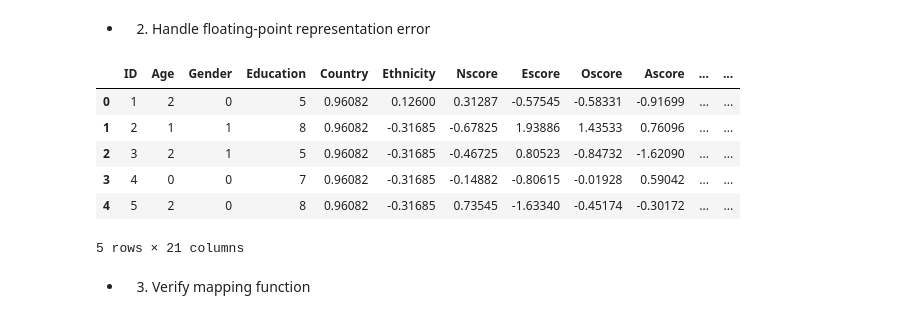
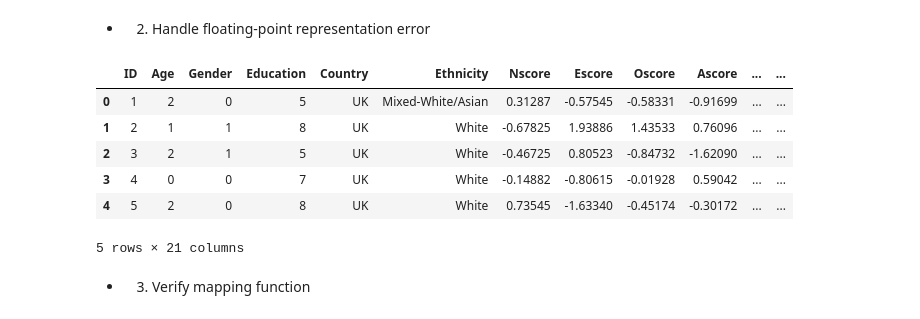
Before and after one commit to VicePlr/Classifying-Past-Month-Substance-Use-Using-Personality-and-Demographic-Features, a Jupyter notebook: Group_7_ongoing_1.ipynb, the cells around one changed output. Cells and saved outputs as stored; diff of their text form; code cells hidden in the pictures.

```diff
--- a/Group_7_ongoing_1.ipynb
+++ b/Group_7_ongoing_1.ipynb
@@ -344,58 +355,85 @@ df_clean.head()
 # %% [markdown]
 - 2. Handle floating-point representation error
 # %%
-#When the computers handle numbers it can exists floating-point representation error.
-#To fix that we will truncate the data to how the original data should look like.
+
+# Handle floating-point representation errors
 def truncate(x):
-  return round(x, 5)
+    return round(x, 5) if pd.notna(x) else x
 
-features_columns = ["Age", "Gender", "Education", "Country", "Ethnicity", "Nscore", "Escore", "Oscore", "Ascore", "Cscore", "Impulsive", "SS"]
+
+features_columns = [
+    "Age", "Gender", "Education", "Country", "Ethnicity",
+    "Nscore", "Escore", "Oscore", "Ascore", "Cscore",
+    "Impulsive", "SS"
+]
+
 for column in features_columns:
-  df_clean[column] = df_clean[column].map(truncate)
+    df_clean[column] = df_clean[column].map(truncate)
 
-#Perform ordinal encoding
+
+# Ordinal and categorical encoding
 mapping = {
   "Age": {
-    -0.95197: 0,
-    -0.07854: 1,
-    0.49788: 2,
-    1.09449: 3,
-    1.82213: 4,
-    2.59171: 5
+      -0.95197: 0,
+      -0.07854: 1,
+      0.49788: 2,
+      1.09449: 3,
+      1.82213: 4,
+      2.59171: 5
   },
   "Gender": {
-    0.48246: 0,
-    -0.48246: 1
+      0.48246: 0,
+      -0.48246: 1
   },
   "Education": {
-    -2.43591: 0,
-    -1.73790: 1,
-    -1.43719: 2,
-    -1.22751: 3,
-    -0.61113: 4,
-    -0.05921: 5,
-    0.45468: 6,
-    1.16365: 7,
-    1.98437: 8
+      -2.43591: 0,
+      -1.73790: 1,
+      -1.43719: 2,
+      -1.22751: 3,
+      -0.61113: 4,
+      -0.05921: 5,
+      0.45468: 6,
+      1.16365: 7,
+      1.98437: 8
+  },
+  "Country": {
+      -0.09765: "Australia",
+      0.24923: "Canada",
+      -0.46841: "New Zealand",
+      -0.28519: "Other",
+      0.21128: "Republic of Ireland",
+      0.96082: "UK",
+      -0.57009: "USA"
+  },
+  "Ethnicity": {
+      -0.50212: "Asian",
+      -1.10702: "Black",
+      1.90725: "Mixed-Black/Asian",
+      0.12600: "Mixed-White/Asian",
+      -0.22166: "Mixed-White/Black",
+      0.11440: "Other",
+      -0.31685: "White"
   }
 }
 
-def ordinal_encoding(x, column):
-  return mapping[column][x]
+# Apply mappings
+mapping_columns = [
+    "Age", "Gender", "Education", "Country", "Ethnicity"
+]
 
-ordinal_columns = ["Age", "Gender", "Education"]
-for column in ordinal_columns:
-  df_clean[column] = df_clean[column].map(lambda x: mapping[column].get(x, np.nan))
+for column in mapping_columns:
+    df_clean[column] = df_clean[column].map(
+        lambda x: mapping[column].get(x, np.nan)
+    )
 
-#Since country, ethnicity don't have order so we won't touch it for now until we analyze the distribution of them
-df_clean.head()
+display(df_clean.head())
 # %% [output]
 |  | ID | Age | Gender | Education | Country | Ethnicity | Nscore | Escore | Oscore | Ascore | ... | ... |
-| 0 | 1 | 2 | 0 | 5 | 0.96082 | 0.12600 | 0.31287 | -0.57545 | -0.58331 | -0.91699 | ... | ... |
-| 1 | 2 | 1 | 1 | 8 | 0.96082 | -0.31685 | -0.67825 | 1.93886 | 1.43533 | 0.76096 | ... | ... |
-| 2 | 3 | 2 | 1 | 5 | 0.96082 | -0.31685 | -0.46725 | 0.80523 | -0.84732 | -1.62090 | ... | ... |
-| 3 | 4 | 0 | 0 | 7 | 0.96082 | -0.31685 | -0.14882 | -0.80615 | -0.01928 | 0.59042 | ... | ... |
-| 4 | 5 | 2 | 0 | 8 | 0.96082 | -0.31685 | 0.73545 | -1.63340 | -0.45174 | -0.30172 | ... | ... |
+| 0 | 1 | 2 | 0 | 5 | UK | Mixed-White/Asian | 0.31287 | -0.57545 | -0.58331 | -0.91699 | ... | ... |
+| 1 | 2 | 1 | 1 | 8 | UK | White | -0.67825 | 1.93886 | 1.43533 | 0.76096 | ... | ... |
+| 2 | 3 | 2 | 1 | 5 | UK | White | -0.46725 | 0.80523 | -0.84732 | -1.62090 | ... | ... |
+| 3 | 4 | 0 | 0 | 7 | UK | White | -0.14882 | -0.80615 | -0.01928 | 0.59042 | ... | ... |
+| 4 | 5 | 2 | 0 | 8 | UK | White | 0.73545 | -1.63340 | -0.45174 | -0.30172 | ... | ... |
 5 rows × 21 columns
 # %% [markdown]
 - 3. Verify mapping function
```
Also changed, not shown: parts of 7 cells of this notebook, 1 other file.
